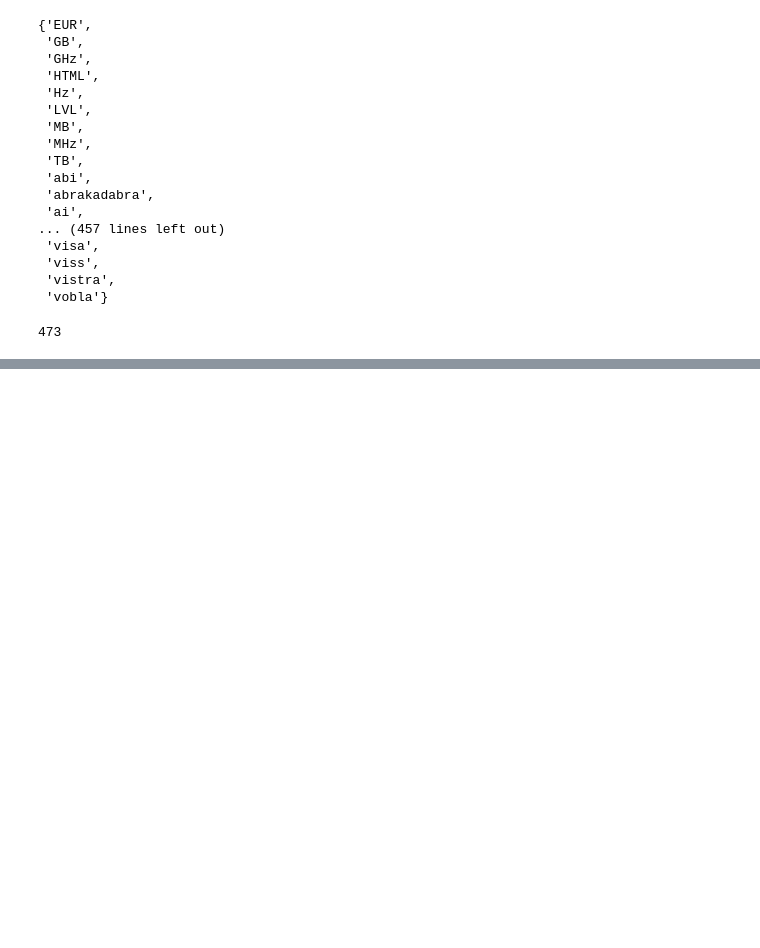
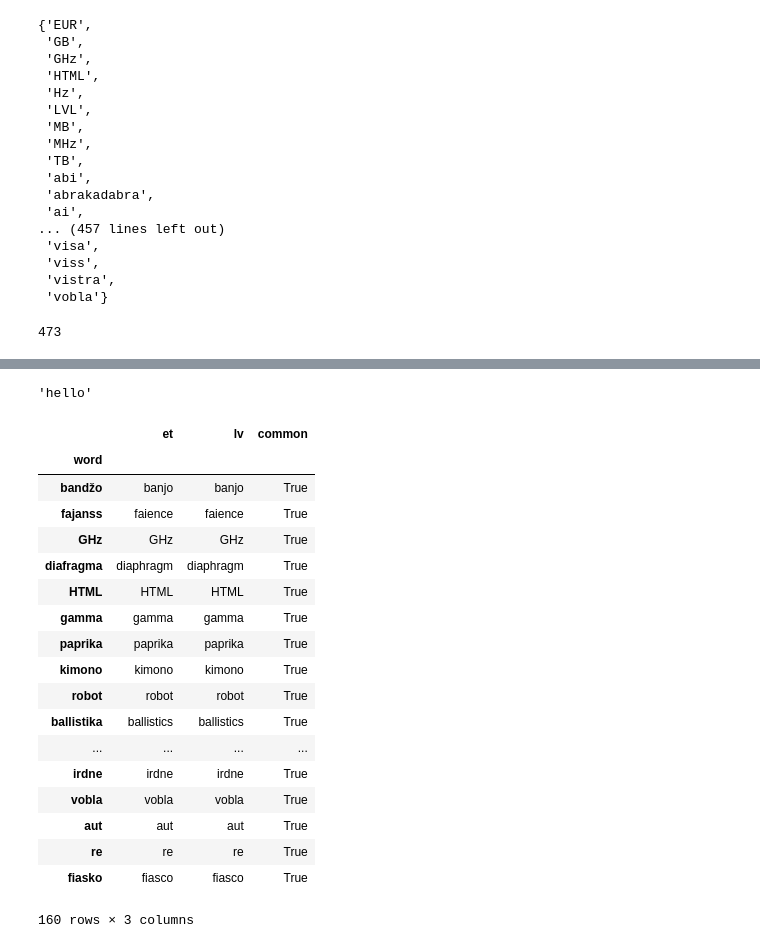
Before and after one commit to abele/eesti_keel, a Jupyter notebook: eesti_keel.ipynb, the cells around one changed output, grey strips where cells are left out. Cells and saved outputs as stored; diff of their text form; code cells hidden in the pictures; blank space fills up the shorter version.

Commit message:
Add translations to english

```diff
--- a/eesti_keel.ipynb
+++ b/eesti_keel.ipynb
@@ -87,0 +101,4 @@ len(similar_words)
+# %%
+from itertools import
+for w in similar_words:
+    print(w)
@@ -87,0 +123,15 @@ len(similar_words)
+# %%
+r.json()['data']['translations'][0]['translatedText']
+# %% [output]
+'hello'
+# %%
+def translate(words):
+    endpoint = 'https://www.googleapis.com/language/translate/v2?q={word}&source={source}&target=en&key={API_KEY}'
+    for w in words:
+        et = requests.get(endpoint.format(word=w, source='et', API_KEY=API_KEY))
+        lv = requests.get(endpoint.format(word=w, source='lv', API_KEY=API_KEY))
+        yield w, et.json()['data']['translations'][0]['translatedText'], lv.json()['data']['translations'][0]['translatedText']
+# %%
+translations = pd.DataFrame(list(translate(similar_words)), columns=['word', 'et', 'lv']).set_index('word')
+# %%
+translations['common'] = translations['et'] == translations['lv']
@@ -87,0 +140,22 @@ len(similar_words)
+# %%
+translations[translations['common'] == True]
+# %% [output]
+|  | et | lv | common |
+| word |  |  |  |
+| bandžo | banjo | banjo | True |
+| fajanss | faience | faience | True |
+| GHz | GHz | GHz | True |
+| diafragma | diaphragm | diaphragm | True |
+| HTML | HTML | HTML | True |
+| gamma | gamma | gamma | True |
+| paprika | paprika | paprika | True |
+| kimono | kimono | kimono | True |
+| robot | robot | robot | True |
+| ballistika | ballistics | ballistics | True |
+| ... | ... | ... | ... |
+| irdne | irdne | irdne | True |
+| vobla | vobla | vobla | True |
+| aut | aut | aut | True |
+| re | re | re | True |
+| fiasko | fiasco | fiasco | True |
+160 rows × 3 columns
```
Also changed, not shown: parts of 7 cells of this notebook, 1 other file.
